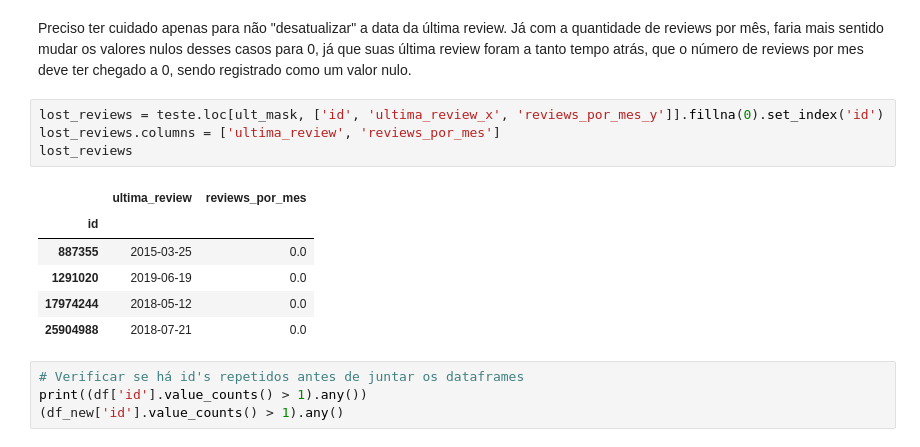
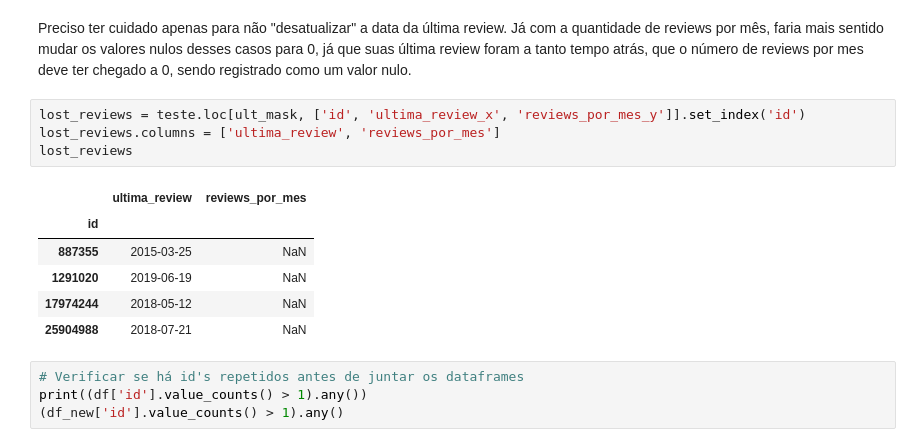
Before and after one commit to pedrobslima/LH_CD_PEDROBARROSDESOUZALIMA, a Jupyter notebook: incidium.ipynb, the cells around one changed output. Saved outputs shown, nothing was run; the diff lists cells and outputs as text.

```diff
--- a/incidium.ipynb
+++ b/incidium.ipynb
@@ -261,16 +263,16 @@ Index([389, 486, 2239, 3052], dtype='int64')
 # %% [markdown]
 Preciso ter cuidado apenas para não "desatualizar" a data da última review. Já com a quantidade de reviews por mês, faria mais sentido mudar os valores nulos desses casos para 0, já que suas última review foram a tanto tempo atrás, que o número de reviews por mes deve ter chegado a 0, sendo registrado como um valor nulo.
 # %%
-lost_reviews = teste.loc[ult_mask, ['id', 'ultima_review_x', 'reviews_por_mes_y']].fillna(0).set_index('id')
+lost_reviews = teste.loc[ult_mask, ['id', 'ultima_review_x', 'reviews_por_mes_y']].set_index('id')
 lost_reviews.columns = ['ultima_review', 'reviews_por_mes']
 lost_reviews
 # %% [output]
 |  | ultima_review | reviews_por_mes |
 | id |  |  |
-| 887355 | 2015-03-25 | 0.0 |
-| 1291020 | 2019-06-19 | 0.0 |
-| 17974244 | 2018-05-12 | 0.0 |
-| 25904988 | 2018-07-21 | 0.0 |
+| 887355 | 2015-03-25 | NaN |
+| 1291020 | 2019-06-19 | NaN |
+| 17974244 | 2018-05-12 | NaN |
+| 25904988 | 2018-07-21 | NaN |
 # %%
 # Verificar se há id's repetidos antes de juntar os dataframes
 print((df['id'].value_counts() > 1).any())
```
Also changed, not shown: parts of 40 cells of this notebook, 2 other files.
